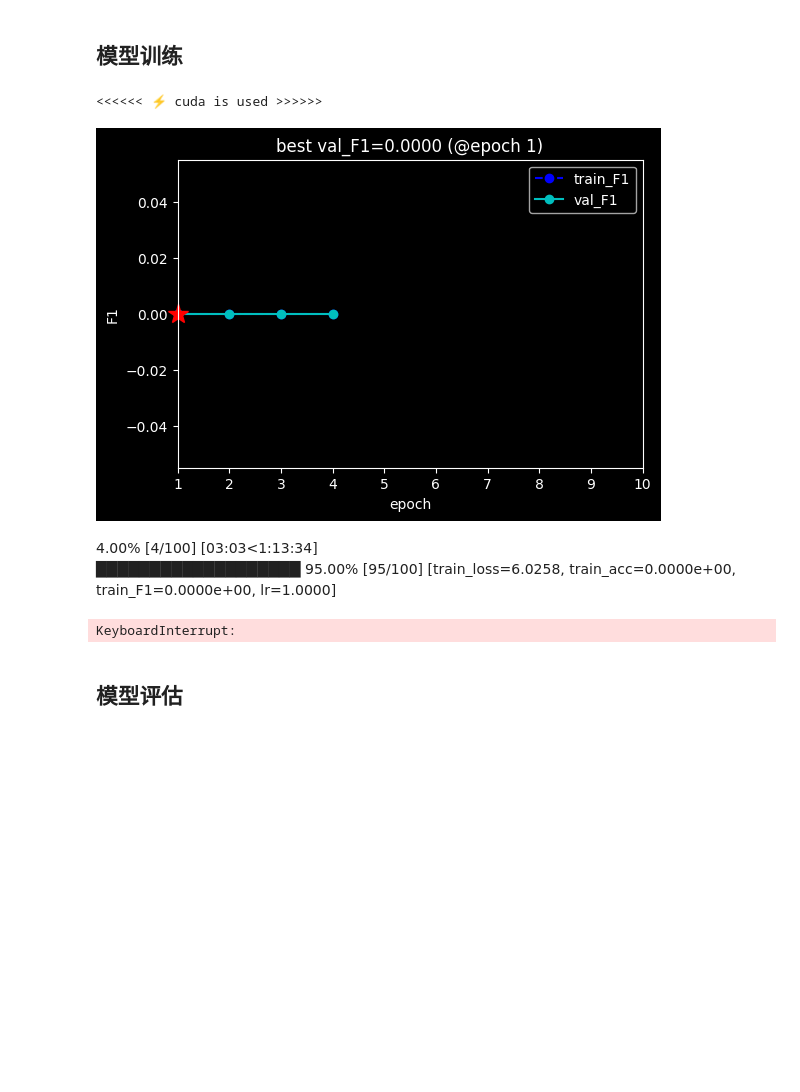
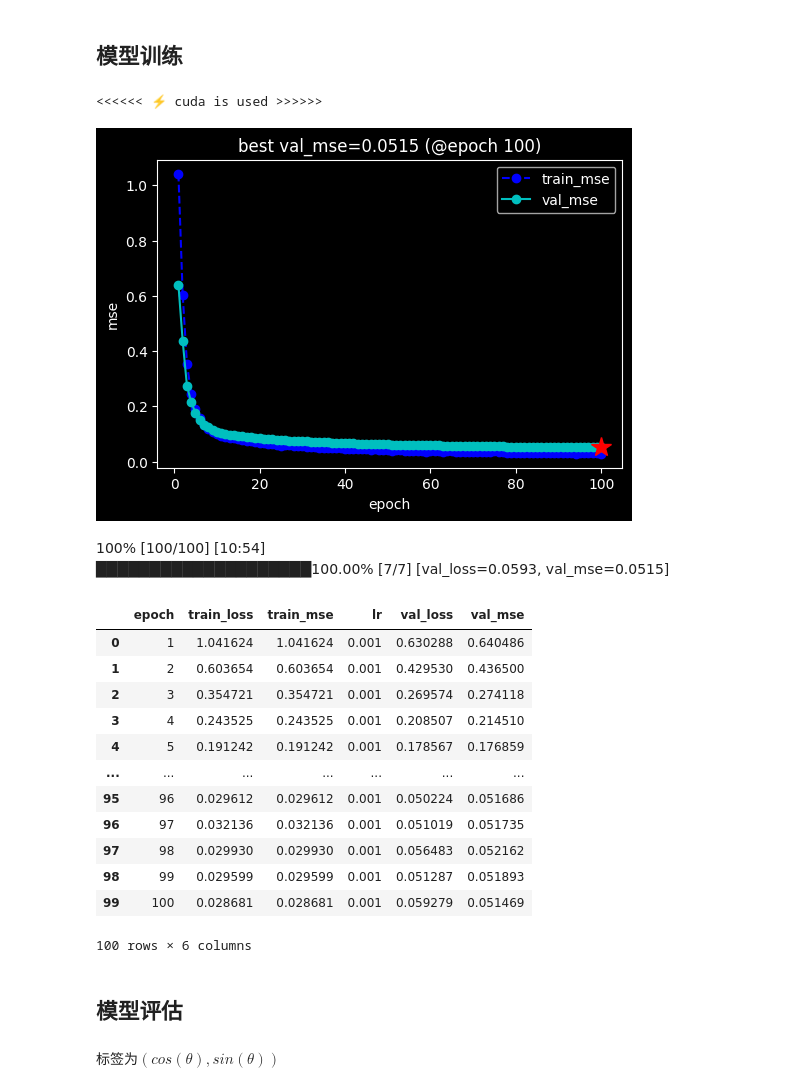
Before and after one commit to LeoJhonSong/ternary-array-passive-bearing, a Jupyter notebook: wideband_cpsd_cnn.ipynb, the cells around one changed output. Drawn from its saved outputs; the diff is of its cells as text; code cells hidden in the pictures; blank space fills up the shorter version.

```diff
--- a/wideband_cpsd_cnn.ipynb
+++ b/wideband_cpsd_cnn.ipynb
@@ -147,5 +121,5 @@ for i in range(3):
 # %%
-batch_size = 25
+batch_size = 64
 # 取样时有打乱
 dl_train = DataLoader(ds_train, batch_size=batch_size, shuffle=True, num_workers=4, drop_last=False)
 dl_val = DataLoader(ds_val, batch_size=batch_size, shuffle=True, num_workers=4, drop_last=False)
@@ -182,48 +133,85 @@ class CNN2D(nn.Module):
 # %% [markdown]
 ## 模型训练
 # %%
-from torchkeras.models import ResNet50
+from torchkeras.kerascallbacks import WandbCallback
+from argparse import Namespace
 
 def init_weights(m):
     if type(m) == torch.nn.Linear:
         torch.nn.init.normal_(m.weight)
         m.bias.data.fill_(0.0)
 
-# net = CNN2D(3, 167, 963)
-net = ResNet50(num_classes=151)
+from torchvision.models import resnet18, ResNet18_Weights
+class Predictor(nn.Module):
+
+    def __init__(self):
+        super().__init__()
+        weights = ResNet18_Weights.DEFAULT
+        self.resnet18 = resnet18(weights=weights)
+        self.resnet18.fc = torch.nn.Linear(in_features=self.resnet18.fc.in_features, out_features=2)
+        # torch.nn.init.normal_(self.resnet18.fc.weight)
+        # self.resnet18.fc.bias.data.fill_(0.0)
+        self.transforms = weights.transforms(antialias=True)
+
+    def forward(self, x: torch.Tensor) -> torch.Tensor:
+        x = self.transforms(x)
+        y_pred = self.resnet18(x)
+        return y_pred
+
+net = Predictor()
 # net.apply(init_weights)  # 初始化权重为全零
 
-# optimizer=optim.SGD(net.parameters(), lr=1e-1)  # TODO: 试试Adam
-optimizer=optim.Adam(net.parameters(), lr=1e0)
-lr_scheduler = torch.optim.lr_scheduler.StepLR(optimizer, step_size=20, gamma=0.1)
-
+lr = 1e-3
+optimizer=optim.SGD(net.parameters(), lr=lr)
+# optimizer=optim.Adam(net.parameters(), lr=lr)
+# lr_scheduler = torch.optim.lr_scheduler.StepLR(optimizer, step_size=20, gamma=0.1)
 
 model = KerasModel(
     net,
     # loss_fn=loss_with_regulation,
     # loss_fn=nn.L1Loss(),
-    # loss_fn=nn.MSELoss(),
-    loss_fn=nn.CrossEntropyLoss(),
-    # metrics_dict={'L1': torchmetrics.MeanAbsoluteError(), 'mse': torchmetrics.MeanSquaredError()},
+    loss_fn=nn.MSELoss(),
+    # loss_fn=nn.CrossEntropyLoss(),
     metrics_dict={
-        'acc': Accuracy(task='multiclass', num_classes=151),
-        'F1': torchmetrics.F1Score(task='multiclass', num_classes=151),
+        # 'L1': torchmetrics.MeanAbsoluteError(),
+        'mse': torchmetrics.MeanSquaredError(),
+        # 'acc': Accuracy(task='multiclass', num_classes=151),
+        # 'F1': torchmetrics.F1Score(task='multiclass', num_classes=151),
     },
     optimizer=optimizer,
     # lr_scheduler=lr_scheduler
 )
 
 model.fit(
     dl_train,
     dl_val,
-    epochs=100,
+    epochs=50,
     ckpt_path='exp/checkpoint',
-    patience=10,
-    monitor='val_F1',
-    mode='max',
+    patience=5,
+    monitor='val_mse',
+    mode='min',
+    # callbacks=[WandbCallback(project='wideband_cpsd_cnn', save_code=True, save_ckpt=True,
+    #     config=Namespace(
+    #         batch_size=batch_size,
+    #         lr=lr,
+    #     ),)
+    # ]
 )
 # %% [output]
 <<<<<< ⚡️ cuda is used >>>>>>
-[figure, old version]
+[figure, new version]
-███████████████████ 95.00% [95/100] [train_loss=6.0258, train_acc=0.0000e+00, train_F1=0.0000e+00, lr=1.0000]
+100% [100/100] [10:54]
+████████████████████100.00% [7/7] [val_loss=0.0593, val_mse=0.0515]
+|  | epoch | train_loss | train_mse | lr | val_loss | val_mse |
+| 0 | 1 | 1.041624 | 1.041624 | 0.001 | 0.630288 | 0.640486 |
+| 1 | 2 | 0.603654 | 0.603654 | 0.001 | 0.429530 | 0.436500 |
+| 2 | 3 | 0.354721 | 0.354721 | 0.001 | 0.269574 | 0.274118 |
+| 3 | 4 | 0.243525 | 0.243525 | 0.001 | 0.208507 | 0.214510 |
+| 4 | 5 | 0.191242 | 0.191242 | 0.001 | 0.178567 | 0.176859 |
+| ... | ... | ... | ... | ... | ... | ... |
+| 95 | 96 | 0.029612 | 0.029612 | 0.001 | 0.050224 | 0.051686 |
+| 96 | 97 | 0.032136 | 0.032136 | 0.001 | 0.051019 | 0.051735 |
+| 97 | 98 | 0.029930 | 0.029930 | 0.001 | 0.056483 | 0.052162 |
+| 98 | 99 | 0.029599 | 0.029599 | 0.001 | 0.051287 | 0.051893 |
+| 99 | 100 | 0.028681 | 0.028681 | 0.001 | 0.059279 | 0.051469 |
-KeyboardInterrupt:
+100 rows × 6 columns
@@ -230,4 +246,6 @@ KeyboardInterrupt:
 # %% [markdown]
 ## 模型评估
+# %% [markdown]
+标签为$(cos(\theta), sin(\theta))$
 # %%
 device = torch.device('cuda')
```
Also changed, not shown: parts of 15 cells of this notebook, 1 other file.
